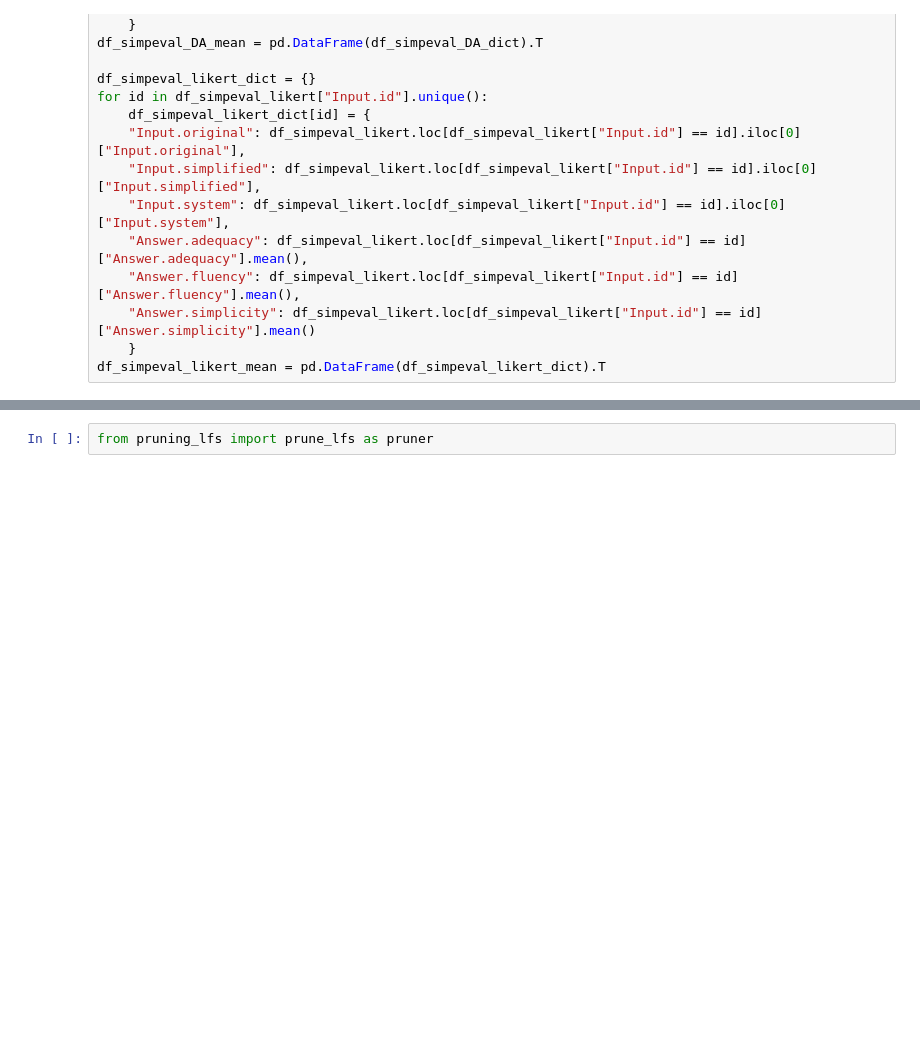
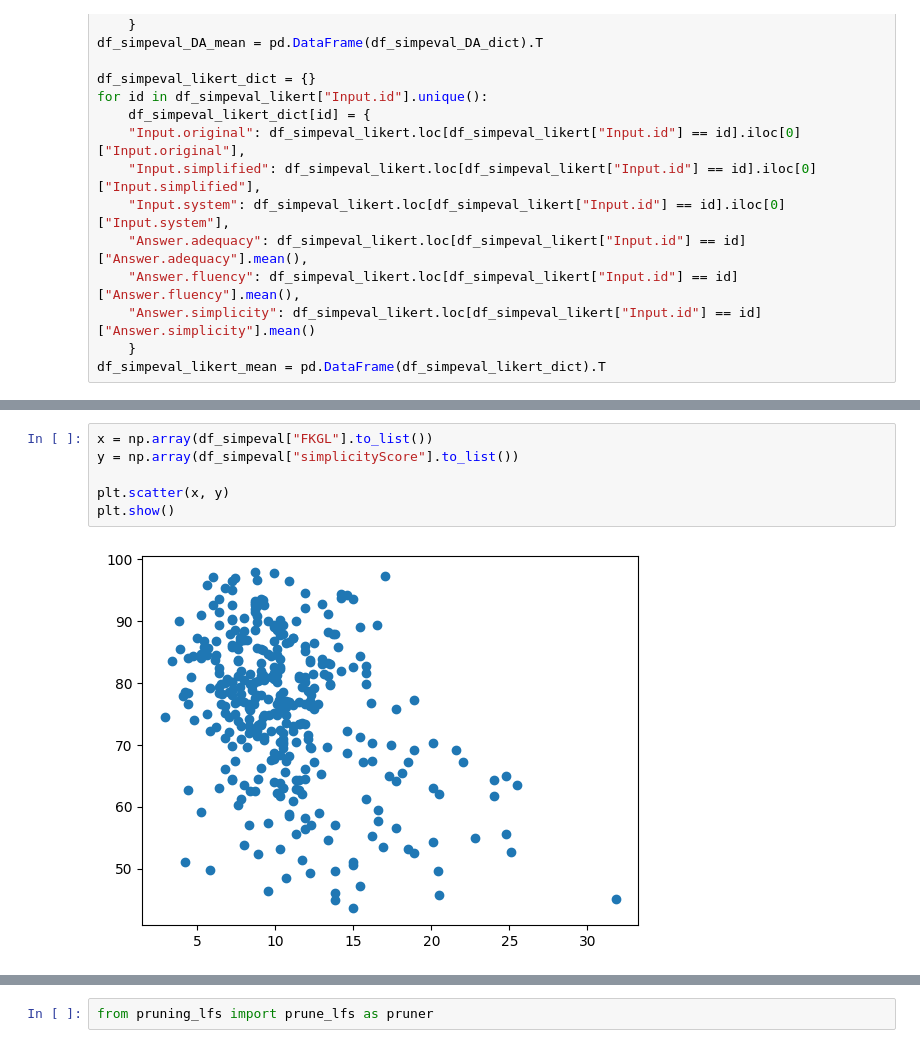
Before and after one commit to bjoernengelmann/BATS, a Jupyter notebook: workspace/lf_evaluation.ipynb, the cells around one changed output, grey strips where cells are left out. Saved outputs shown, nothing was run; the diff lists cells and outputs as text; blank space fills up the shorter version.

```diff
--- a/workspace/lf_evaluation.ipynb
+++ b/workspace/lf_evaluation.ipynb
@@ -176,3 +210,11 @@ pearson_r = {"simpeval_DA": {"BERTscore":stats.pearsonr(df_simpeval_DA_mean["Ans
+# %%
+x = np.array(df_simpeval["FKGL"].to_list())
+y = np.array(df_simpeval["simplicityScore"].to_list())
+
+plt.scatter(x, y)
+plt.show()
+# %% [output]
+[figure, added]
 # %%
 pearson_r
 # %% [output]
```
Also changed, not shown: parts of 35 cells of this notebook.
